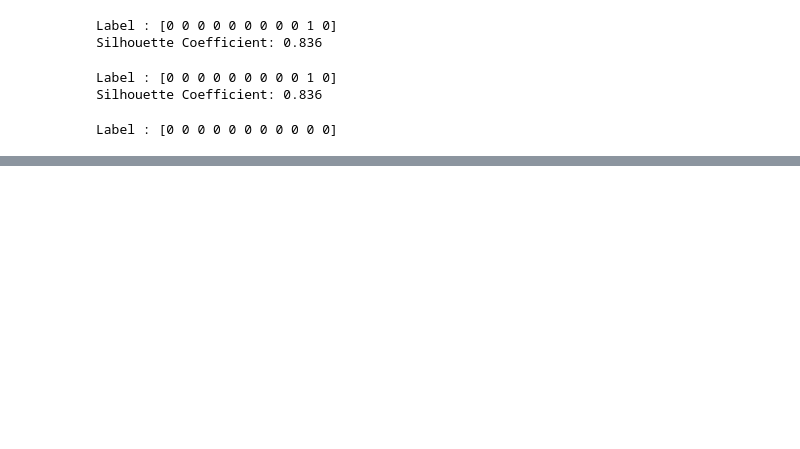
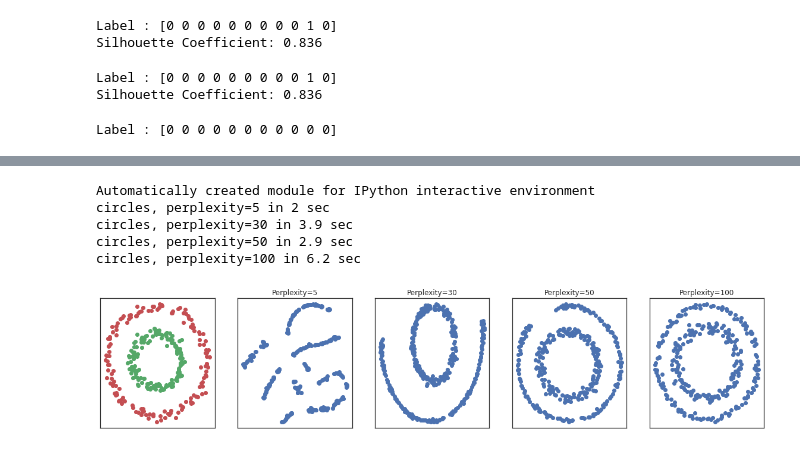
Before and after one commit to mhilmiasyrofi/MART, a Jupyter notebook: cosine-simmilarity.ipynb, the cells around one changed output, grey strips where cells are left out. Cells and saved outputs as stored; diff of their text form; code cells hidden in the pictures; blank space fills up the shorter version.

```diff
--- a/cosine-simmilarity.ipynb
+++ b/cosine-simmilarity.ipynb
@@ -285,0 +353,8 @@ Label : [0 0 0 0 0 0 0 0 0 0 0]
+# %%
+def get_centroids(clusters) :
+    cs = {}
+    for k in clusters.keys() :
+        cs[k] = get_centroid(clusters[k], sim)
+    return cs
+
+get_centroids(get_cluster(labels, sim))
@@ -285,0 +394,11 @@ Label : [0 0 0 0 0 0 0 0 0 0 0]
+# %%
+from sklearn.cluster import AgglomerativeClustering
+
+for i in range(2, 10) :
+    cluster = AgglomerativeClustering(n_clusters=i, affinity="manhattan", linkage="average").fit(accuracies)
+    labels = cluster.labels_
+    print()
+    print("N cluster : ", i)
+    print("Label : ", labels)
+    print("Silhouette Coefficient: %0.3f"
+      % metrics.silhouette_score(accuracies, labels))
@@ -285,0 +423,54 @@ Label : [0 0 0 0 0 0 0 0 0 0 0]
+# %%
+# Author: Narine Kokhlikyan <narine@slice.com>
+# License: BSD
+
+print(__doc__)
+
+import numpy as np
+import matplotlib.pyplot as plt
+
+from matplotlib.ticker import NullFormatter
+from sklearn import manifold, datasets
+from time import time
+
+n_samples = 300
+n_components = 2
+(fig, subplots) = plt.subplots(1, 5, figsize=(20, 4))
+perplexities = [5, 30, 50, 100]
+
+X, y = datasets.make_circles(n_samples=n_samples, factor=.5, noise=.05)
+
+red = y == 0
+green = y == 1
+
+ax = subplots[0]
+ax.scatter(X[red, 0], X[red, 1], c="r")
+ax.scatter(X[green, 0], X[green, 1], c="g")
+ax.xaxis.set_major_formatter(NullFormatter())
+ax.yaxis.set_major_formatter(NullFormatter())
+plt.axis('tight')
+
+for i, perplexity in enumerate(perplexities):
+    ax = subplots[i + 1]
+
+    t0 = time()
+    tsne = manifold.TSNE(n_components=n_components, init='random',
+                         random_state=0, perplexity=perplexity)
+    Y = tsne.fit_transform(X)
+    t1 = time()
+    print("circles, perplexity=%d in %.2g sec" % (perplexity, t1 - t0))
+    ax.set_title("Perplexity=%d" % perplexity)
+#     print(Y)
+    ax.scatter(Y[:,0], Y[:,1])
+#     ax.scatter(Y[red, 0], Y[red, 1], c="r")
+#     ax.scatter(Y[green, 0], Y[green, 1], c="g")
+    ax.xaxis.set_major_formatter(NullFormatter())
+    ax.yaxis.set_major_formatter(NullFormatter())
+    ax.axis('tight')
+# %% [output]
+Automatically created module for IPython interactive environment
+circles, perplexity=5 in 2 sec
+circles, perplexity=30 in 3.9 sec
+circles, perplexity=50 in 2.9 sec
+circles, perplexity=100 in 6.2 sec
+[figure, added]
```
Also changed, not shown: parts of 14 cells of this notebook.
